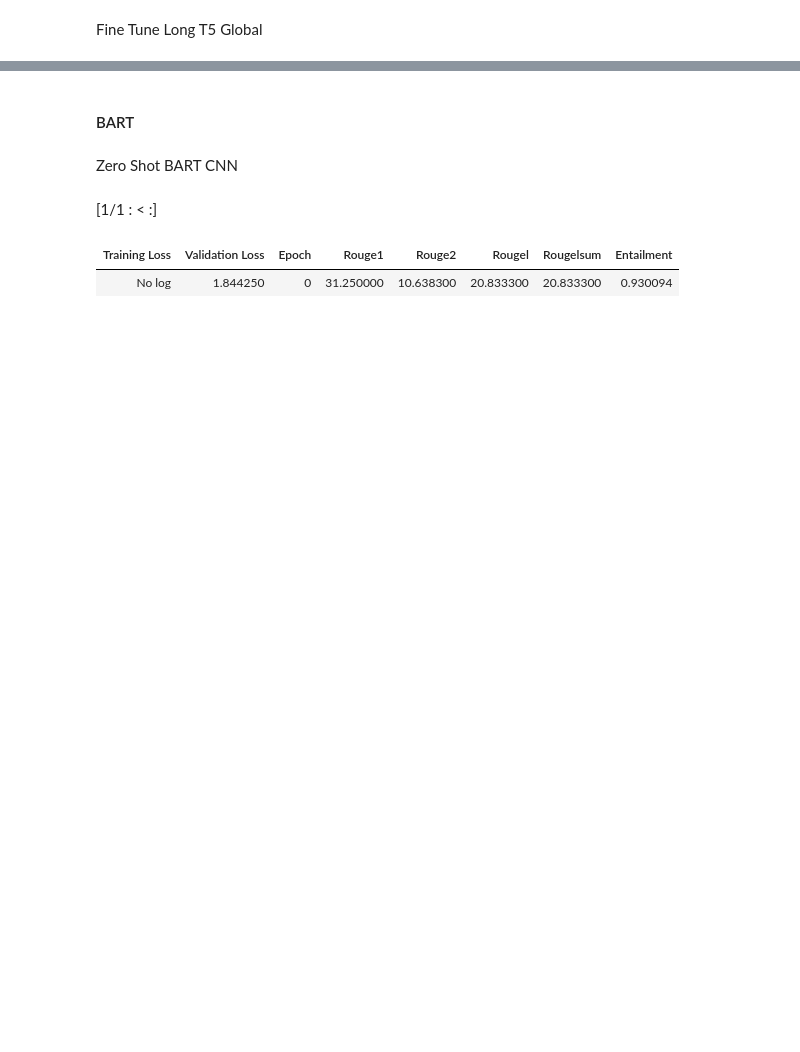
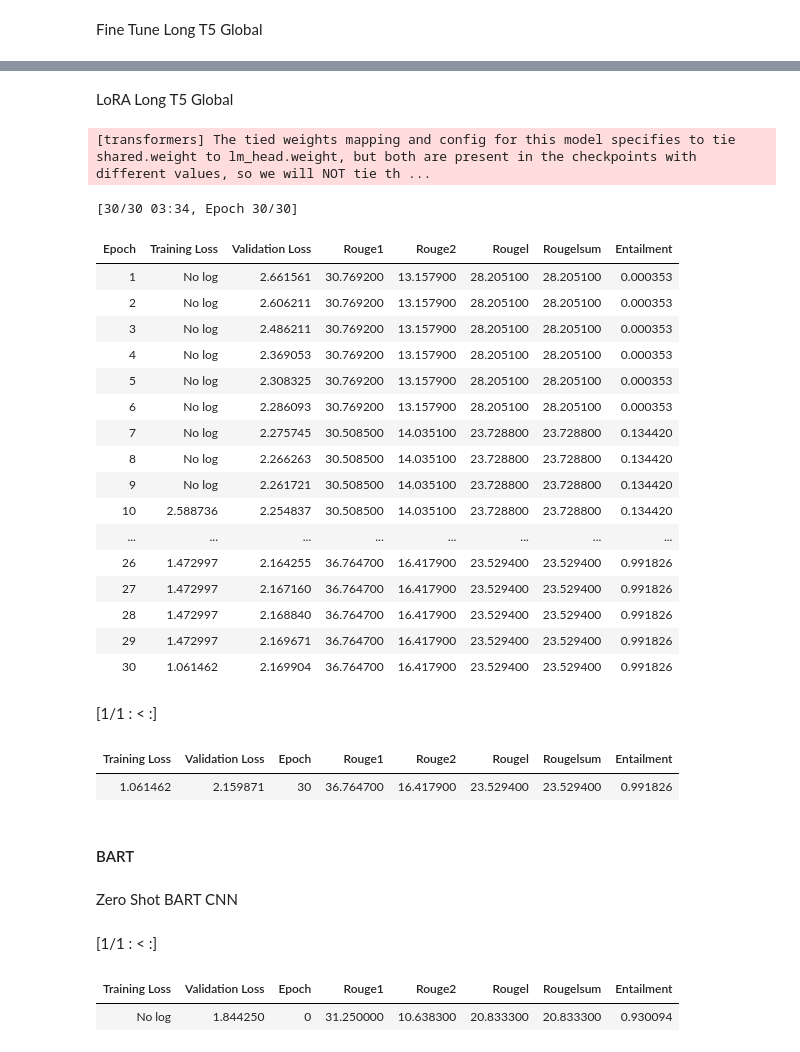
Before and after one commit to RinMDfa-a/IF5153_NLP_Final_Projects, a Jupyter notebook: experiments/phase_3part.ipynb, the cells around one changed output, grey strips where cells are left out. Drawn from its saved outputs; the diff is of its cells as text; code cells hidden in the pictures; blank space fills up the shorter version.

```diff
--- a/experiments/phase_3part.ipynb
+++ b/experiments/phase_3part.ipynb
@@ -416,3 +353,74 @@ defaultdict(dict,
+# %% [markdown]
+LoRA Long T5 Global
+# %%
+gc.collect()
+torch.cuda.empty_cache()
+
+config = LoraConfig(
+    r = 512,
+    init_lora_weights = "eva",
+    use_rslora = True,
+    lora_alpha = 256,
+    target_modules = "all-linear",
+    lora_dropout = 0.05,
+    task_type = "SEQ_2_SEQ_LM"
+)
+
+LoRA_FLAN_model = get_peft_model(AutoModelForSeq2SeqLM.from_pretrained(FLAN_MODEL), config)
+
+LoRA_FLAN_training_args = Seq2SeqTrainingArguments(
+    output_dir="./models/LoRA-long-t5-global-finetune",
+    learning_rate=1e-4,
+    # per_device_train_batch_size=24,
+    # per_device_eval_batch_size=32,
+    lr_scheduler_type="cosine",
+    logging_steps=10,
+    load_best_model_at_end=True,
+    metric_for_best_model="eval_entailment",
+    greater_is_better=True,
+    eval_strategy="epoch",
+    save_strategy="best",
+    num_train_epochs=30,
+    weight_decay=0.01,
+    warmup_steps=9, # nanti diisi
+    predict_with_generate=True,
+    generation_max_length=128,
+    seed=SEED
+)
+
+trainer_FLAN_LORA = Seq2SeqTrainer(
+    LoRA_FLAN_model,
+    args=LoRA_FLAN_training_args,
+    train_dataset=tokenized_flan_dataset['train'],
+    eval_dataset=tokenized_flan_dataset['valid'],
+    data_collator=data_collator_flan,
+    compute_metrics=compute_metric_FLAN
+)
+
+fine_tune_lora_t5 = run_model(trainer=trainer_FLAN_LORA, do_train=True, model_name="LoRA Long T5 Global")
+# %% [output]
+[transformers] The tied weights mapping and config for this model specifies to tie shared.weight to lm_head.weight, but both are present in the checkpoints with different values, so we will NOT tie th ...
+[30/30 03:34, Epoch 30/30]
+| Epoch | Training Loss | Validation Loss | Rouge1 | Rouge2 | Rougel | Rougelsum | Entailment |
+| 1 | No log | 2.661561 | 30.769200 | 13.157900 | 28.205100 | 28.205100 | 0.000353 |
+| 2 | No log | 2.606211 | 30.769200 | 13.157900 | 28.205100 | 28.205100 | 0.000353 |
+| 3 | No log | 2.486211 | 30.769200 | 13.157900 | 28.205100 | 28.205100 | 0.000353 |
+| 4 | No log | 2.369053 | 30.769200 | 13.157900 | 28.205100 | 28.205100 | 0.000353 |
+| 5 | No log | 2.308325 | 30.769200 | 13.157900 | 28.205100 | 28.205100 | 0.000353 |
+| 6 | No log | 2.286093 | 30.769200 | 13.157900 | 28.205100 | 28.205100 | 0.000353 |
+| 7 | No log | 2.275745 | 30.508500 | 14.035100 | 23.728800 | 23.728800 | 0.134420 |
+| 8 | No log | 2.266263 | 30.508500 | 14.035100 | 23.728800 | 23.728800 | 0.134420 |
+| 9 | No log | 2.261721 | 30.508500 | 14.035100 | 23.728800 | 23.728800 | 0.134420 |
+| 10 | 2.588736 | 2.254837 | 30.508500 | 14.035100 | 23.728800 | 23.728800 | 0.134420 |
+| ... | ... | ... | ... | ... | ... | ... | ... |
+| 26 | 1.472997 | 2.164255 | 36.764700 | 16.417900 | 23.529400 | 23.529400 | 0.991826 |
+| 27 | 1.472997 | 2.167160 | 36.764700 | 16.417900 | 23.529400 | 23.529400 | 0.991826 |
+| 28 | 1.472997 | 2.168840 | 36.764700 | 16.417900 | 23.529400 | 23.529400 | 0.991826 |
+| 29 | 1.472997 | 2.169671 | 36.764700 | 16.417900 | 23.529400 | 23.529400 | 0.991826 |
+| 30 | 1.061462 | 2.169904 | 36.764700 | 16.417900 | 23.529400 | 23.529400 | 0.991826 |
+[1/1 : < :]
+| Training Loss | Validation Loss | Epoch | Rouge1 | Rouge2 | Rougel | Rougelsum | Entailment |
+| 1.061462 | 2.159871 | 30 | 36.764700 | 16.417900 | 23.529400 | 23.529400 | 0.991826 |
 # %% [markdown]
 #### BART
 # %%
```
Also changed, not shown: parts of 24 cells of this notebook.
